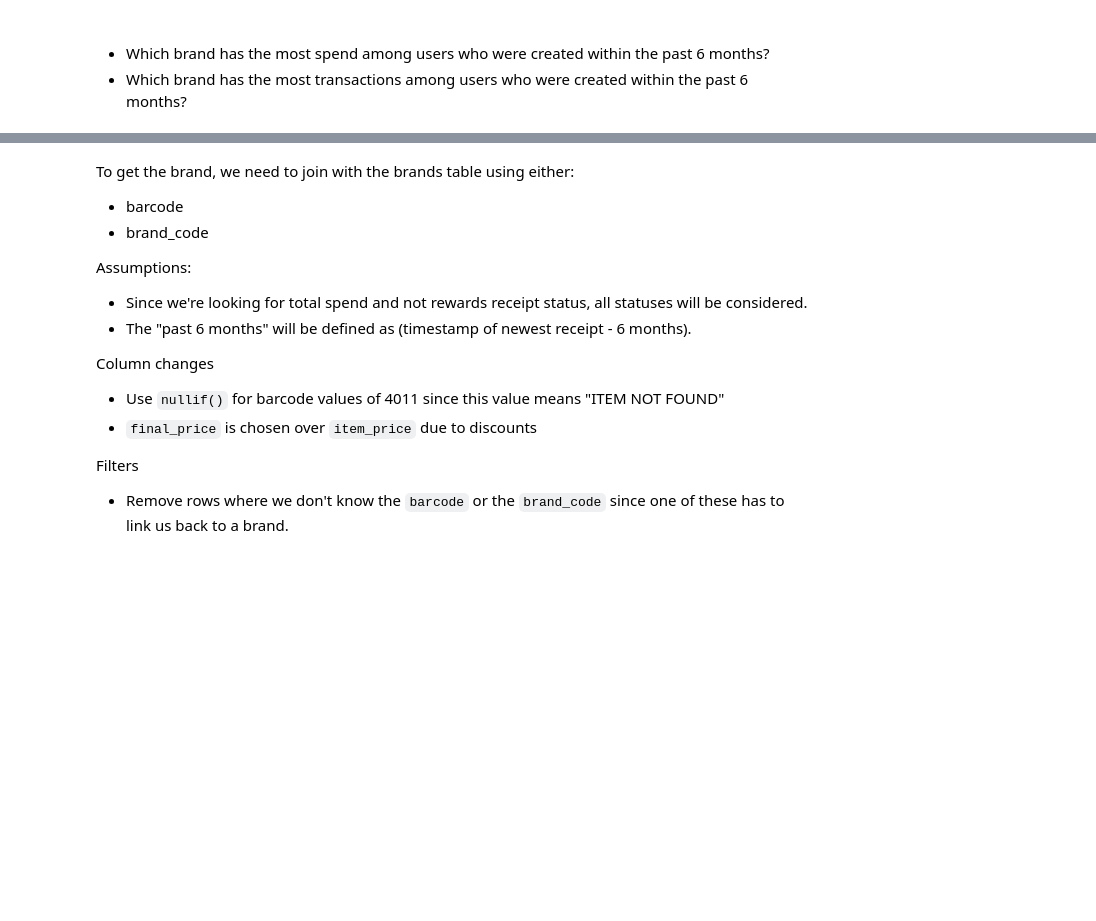
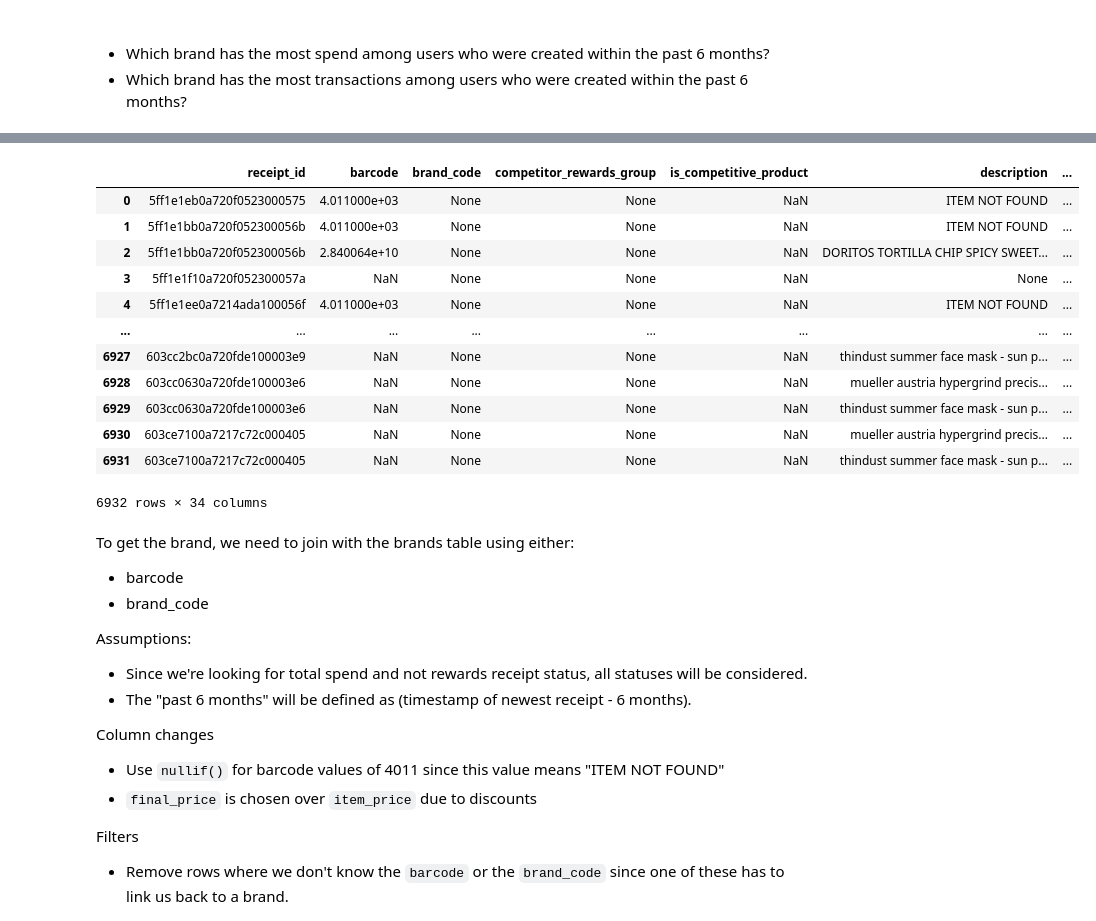
Before and after one commit to lucasasmith/rewards, a Jupyter notebook: queries/average_spend.ipynb, the cells around one changed output, grey strips where cells are left out. Drawn from its saved outputs; the diff is of its cells as text; code cells hidden in the pictures; blank space fills up the shorter version.

```diff
--- a/queries/average_spend.ipynb
+++ b/queries/average_spend.ipynb
@@ -19,11 +33,25 @@ display(core_receipts_df)
 # %%
 core_receipts_item_list_df = conn.sql("""
     select
         *
     from
-        core.receipts_item_list
+        core.receipt_item_list
 """).df()
 display(core_receipts_item_list_df)
+# %% [output]
+|  | receipt_id | barcode | brand_code | competitor_rewards_group | is_competitive_product | description | ... |
+| 0 | 5ff1e1eb0a720f0523000575 | 4.011000e+03 | None | None | NaN | ITEM NOT FOUND | ... |
+| 1 | 5ff1e1bb0a720f052300056b | 4.011000e+03 | None | None | NaN | ITEM NOT FOUND | ... |
+| 2 | 5ff1e1bb0a720f052300056b | 2.840064e+10 | None | None | NaN | DORITOS TORTILLA CHIP SPICY SWEET... | ... |
+| 3 | 5ff1e1f10a720f052300057a | NaN | None | None | NaN | None | ... |
+| 4 | 5ff1e1ee0a7214ada100056f | 4.011000e+03 | None | None | NaN | ITEM NOT FOUND | ... |
+| ... | ... | ... | ... | ... | ... | ... | ... |
+| 6927 | 603cc2bc0a720fde100003e9 | NaN | None | None | NaN | thindust summer face mask - sun p... | ... |
+| 6928 | 603cc0630a720fde100003e6 | NaN | None | None | NaN | mueller austria hypergrind precis... | ... |
+| 6929 | 603cc0630a720fde100003e6 | NaN | None | None | NaN | thindust summer face mask - sun p... | ... |
+| 6930 | 603ce7100a7217c72c000405 | NaN | None | None | NaN | mueller austria hypergrind precis... | ... |
+| 6931 | 603ce7100a7217c72c000405 | NaN | None | None | NaN | thindust summer face mask - sun p... | ... |
+6932 rows × 34 columns
 # %% [markdown]
 To get the brand, we need to join with the brands table using either:
 - barcode
```
Also changed, not shown: parts of 7 cells of this notebook, 15 other files.
